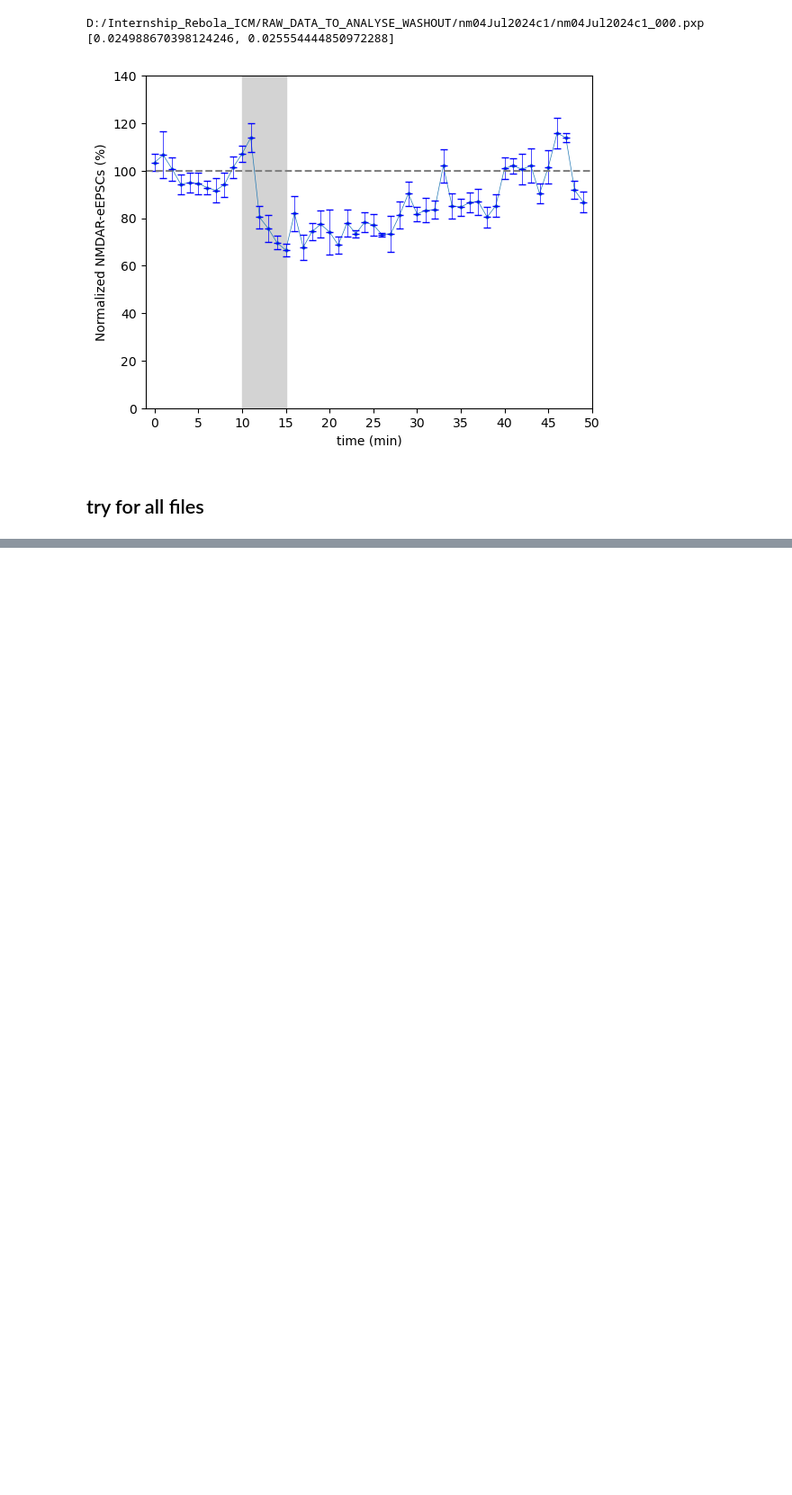
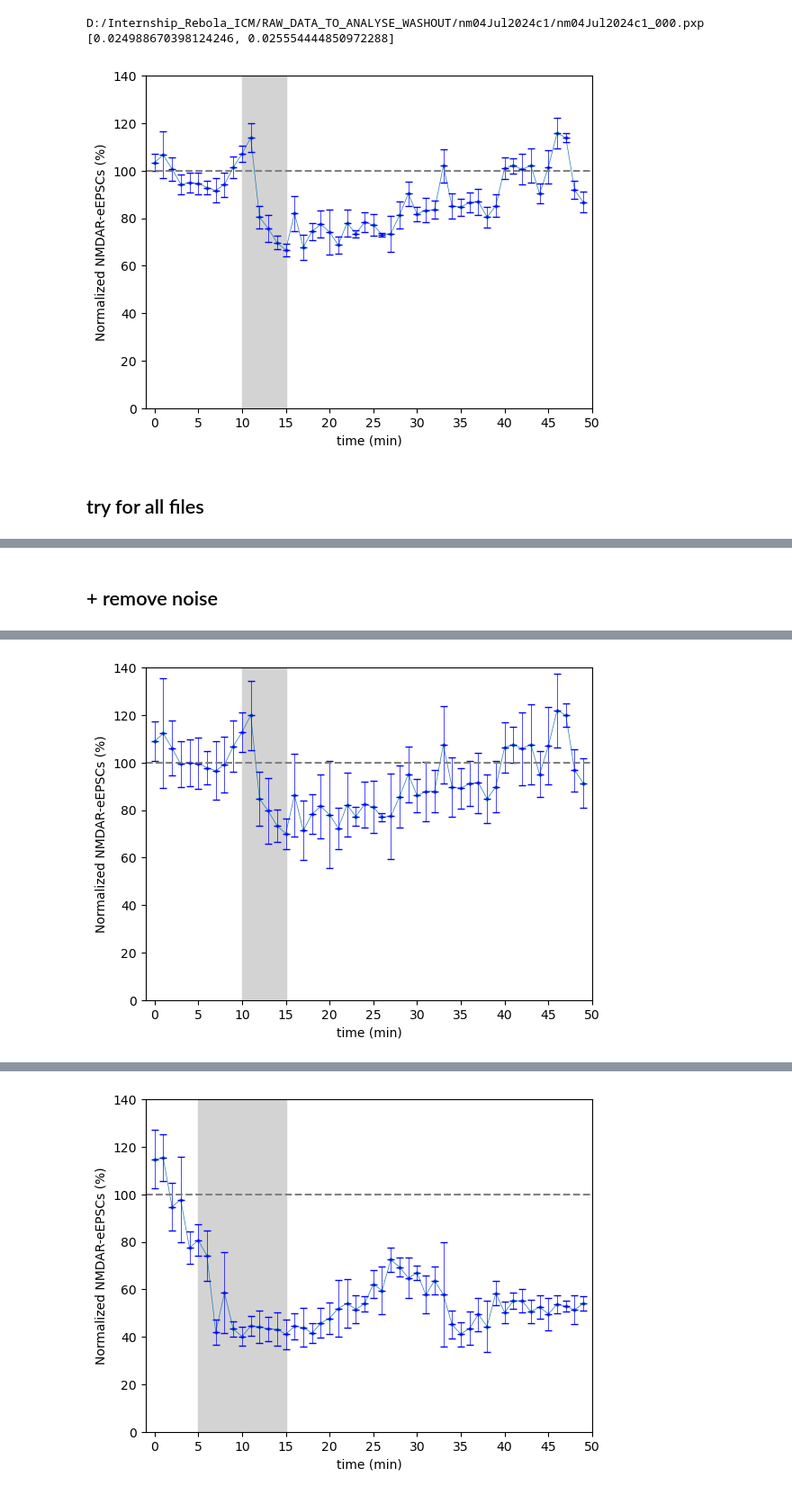
Before and after one commit to LauraGonzalez2000/Intracellular_recording, a Jupyter notebook: src/washout_experiment.ipynb, the cells around one changed output, grey strips where cells are left out. Shown at 90% size. Saved outputs shown, nothing was run; the diff lists cells and outputs as text; code cells hidden in the pictures; blank space fills up the shorter version.

```diff
--- a/src/washout_experiment.ipynb
+++ b/src/washout_experiment.ipynb
@@ -535,0 +506,74 @@ Infusion time : 10 - 15  min.
+# %% [markdown]
+## + remove noise
+# %%
+i = 0
+
+for datafile in datafiles:
+    try:
+        print("File :", info_df["Files"][i])
+        print("Euthanize method :", info_df["euthanize method"][i])
+        print("Holding (mV) :", info_df["Holding (mV)"][i])
+        print("Infusion substance :", info_df["infusion"][i])
+        print("Infusion concentration :", info_df["infusion concentration"][i])
+        print("Infusion time :", info_df["infusion start"][i], "-", info_df["infusion end"][i], " min.")
+
+
+       #info file
+        recordings = get_recordings(datafile)
+        diffs = get_diffs2(recordings)
+        batches_m, batches_std = get_batches_rec(diffs)
+        #print(batches_m)
+        '''
+        #remove noise
+        bsl_mins, bsl_maxs = get_mins_maxs_baselines(diffs)
+        noises = []
+        for k in range(len(bsl_mins)):
+            noises.append(np.abs(bsl_mins[k] - bsl_maxs[k]))
+
+        noise = 0.02
+        print("NOISE ", noises )
+        print(len(noises))
+
+        for j in range(len(batches_m)):
+                batches_m[j] -= noise
+
+        '''
+
+        std_baseline = get_std_baseline(info_df, diffs)
+        noise = np.sqrt(std_baseline)
+        #noise = 2*std_baseline
+        print("noise : ", noise)
+        print(batches_m)
+
+        #for j in range(len(batches_m)):
+        #        batches_m[j] = np.max(batches_m[j]-noise, 0)
+
+        # Calculate baseline mean
+        baseline_m = np.mean(batches_m[(info_df["infusion start"][i]-5):info_df["infusion start"][i]])
+        baseline_std = np.std(batches_m[(info_df["infusion start"][i]-5):info_df["infusion start"][i]])
+        print(baseline_std)
+
+        # Normalization by baseline
+        batches_m_norm = (batches_m / baseline_m) * 100  # Baseline at 100%
+        #print(batches_m_norm)
+        batches_std_norm = (batches_std / baseline_m) * 100  # Adjust standard deviation normalization ????
+        #print(batches_std_norm)
+
+        fig, ax = plt.subplots()
+        ax.plot(batches_m_norm, marker="o", linewidth=0.5, markersize=2)
+        ax.errorbar(range(len(batches_m_norm)), batches_m_norm, yerr=batches_std_norm, linestyle='None', marker='_', color='blue', capsize=3, linewidth = 0.5)
+        ax.set_xlim(-1, 50 )
+        ax.set_ylim( 0, 140)
+        ax.set_ylabel("Normalized NMDAR-eEPSCs (%)")
+        ax.set_xlabel("time (min)")
+        ax.set_xticks(np.arange(0, 51, 5))
+        ax.axvspan(info_df["infusion start"][i], info_df["infusion end"][i], color='lightgrey')
+        plt.axhline(100, color="grey", linestyle="--")
+
+        plt.show()
+
+    except Exception as e:
+        print(f"Error analysing this file: {e}")
+
+    i+=1
+# %% [output]
@@ -535,0 +589 @@ Infusion time : 10 - 15  min.
+[figure, added]
@@ -535,0 +599 @@ Infusion time : 10 - 15  min.
+[figure, added]
```
Also changed, not shown: parts of 27 cells of this notebook, 1 other file.
